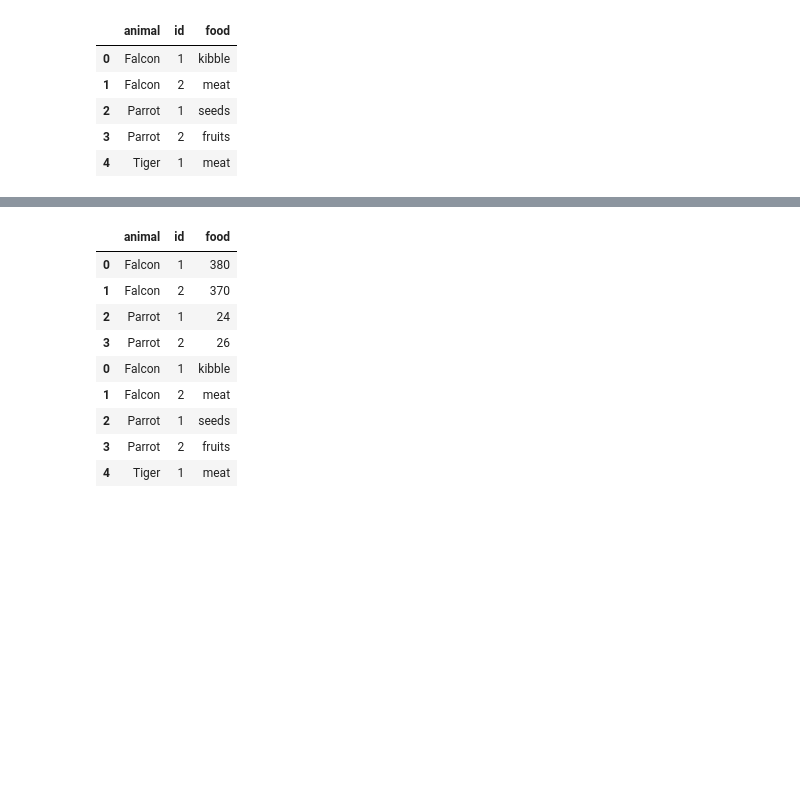
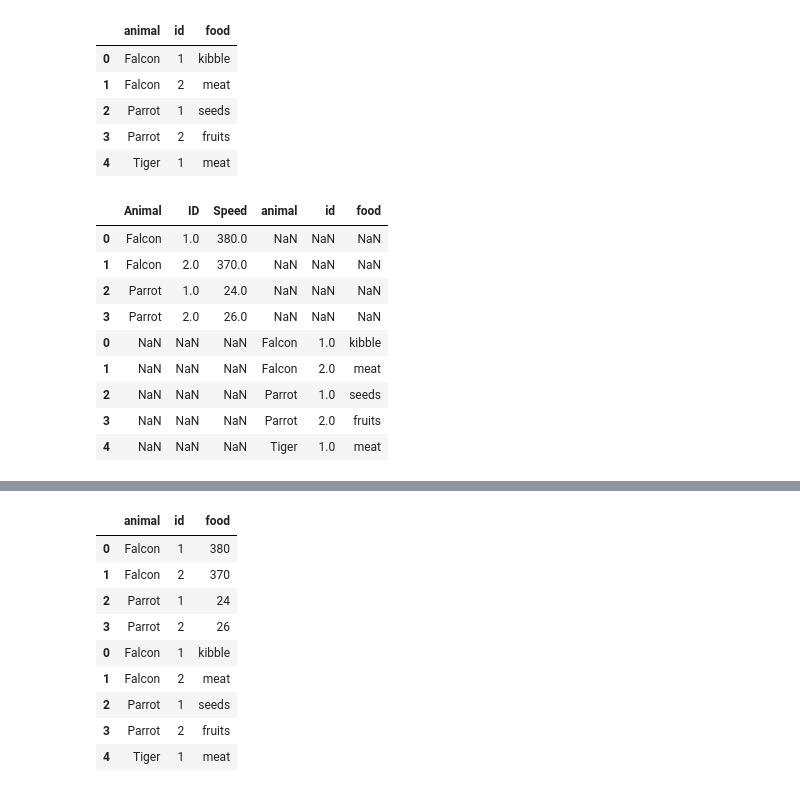
Before and after one commit to sedv8808/UBC_EL_PPDS, a Jupyter notebook: Module3class.ipynb, the cells around one changed output, grey strips where cells are left out. Saved outputs shown, nothing was run; the diff lists cells and outputs as text; code cells hidden in the pictures; blank space fills up the shorter version.

```diff
--- a/Module3class.ipynb
+++ b/Module3class.ipynb
@@ -439,3 +420,16 @@ df_food
 | 2 | Parrot | 1 | seeds |
 | 3 | Parrot | 2 | fruits |
 | 4 | Tiger | 1 | meat |
+# %%
+pd.concat([df, df_food])
+# %% [output]
+|  | Animal | ID | Speed | animal | id | food |
+| 0 | Falcon | 1.0 | 380.0 | NaN | NaN | NaN |
+| 1 | Falcon | 2.0 | 370.0 | NaN | NaN | NaN |
+| 2 | Parrot | 1.0 | 24.0 | NaN | NaN | NaN |
+| 3 | Parrot | 2.0 | 26.0 | NaN | NaN | NaN |
+| 0 | NaN | NaN | NaN | Falcon | 1.0 | kibble |
+| 1 | NaN | NaN | NaN | Falcon | 2.0 | meat |
+| 2 | NaN | NaN | NaN | Parrot | 1.0 | seeds |
+| 3 | NaN | NaN | NaN | Parrot | 2.0 | fruits |
+| 4 | NaN | NaN | NaN | Tiger | 1.0 | meat |
```
Also changed, not shown: parts of 12 cells of this notebook.
